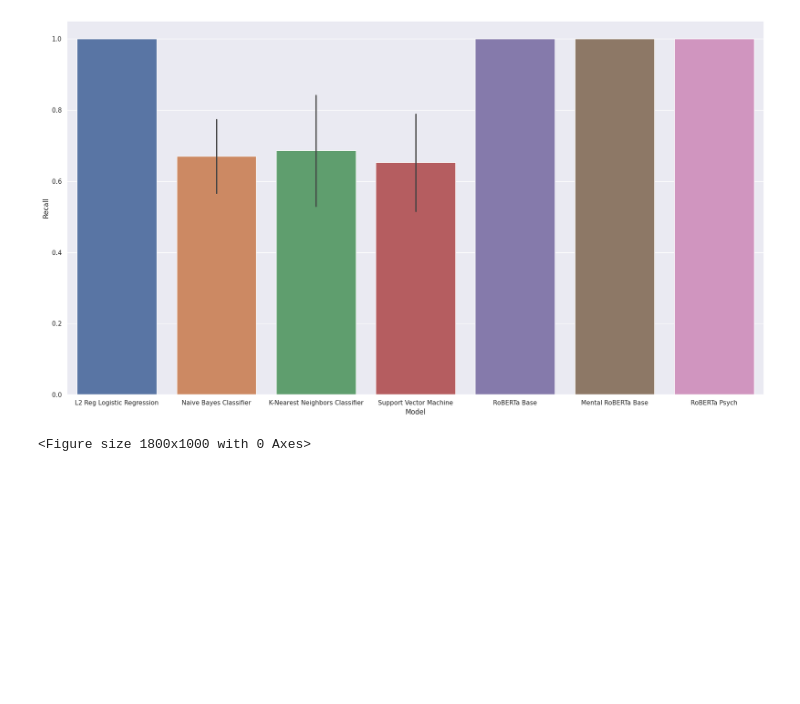
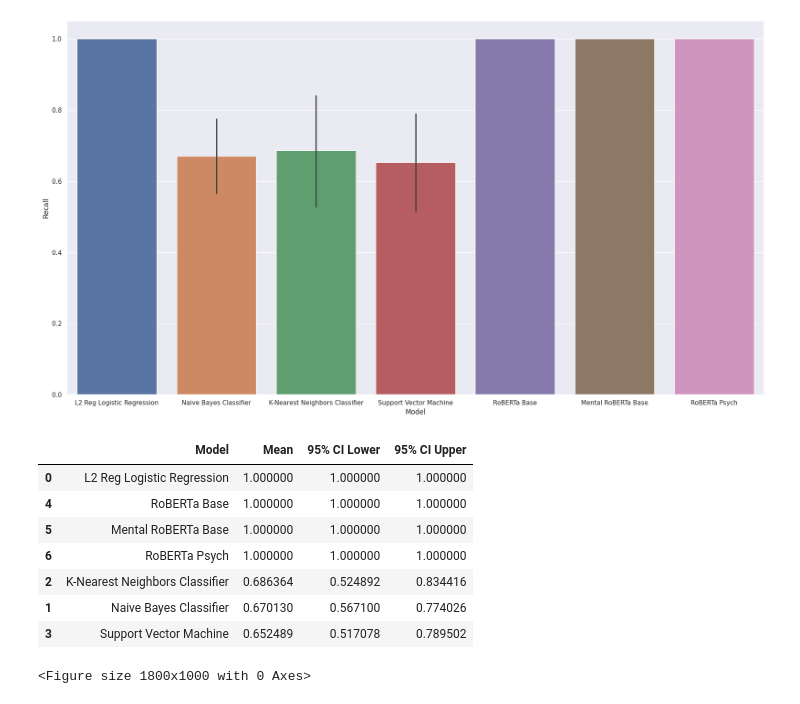
Before and after one commit to jstremme/nlp4psychotherapy, a Jupyter notebook: evaluate_models.ipynb, the cells around one changed output. Cells and saved outputs as stored; diff of their text form; code cells hidden in the pictures; blank space fills up the shorter version.

```diff
--- a/evaluate_models.ipynb
+++ b/evaluate_models.ipynb
@@ -203,6 +266,17 @@ plot_bar_95_ci_boot('Precision', model2precisions)
 plot_bar_95_ci_boot('Recall', model2recalls)
 # %% [output]
 [figure]
+# %%
+create_95_ci_results_table(model2recalls)
+# %% [output]
+|  | Model | Mean | 95% CI Lower | 95% CI Upper |
+| 0 | L2 Reg Logistic Regression | 1.000000 | 1.000000 | 1.000000 |
+| 4 | RoBERTa Base | 1.000000 | 1.000000 | 1.000000 |
+| 5 | Mental RoBERTa Base | 1.000000 | 1.000000 | 1.000000 |
+| 6 | RoBERTa Psych | 1.000000 | 1.000000 | 1.000000 |
+| 2 | K-Nearest Neighbors Classifier | 0.686364 | 0.524892 | 0.834416 |
+| 1 | Naive Bayes Classifier | 0.670130 | 0.567100 | 0.774026 |
+| 3 | Support Vector Machine | 0.652489 | 0.517078 | 0.789502 |
 # %%
 # Plot ROC AUC
 # Compute its own CIs (different from above)
```
Also changed, not shown: parts of 5 cells of this notebook.
